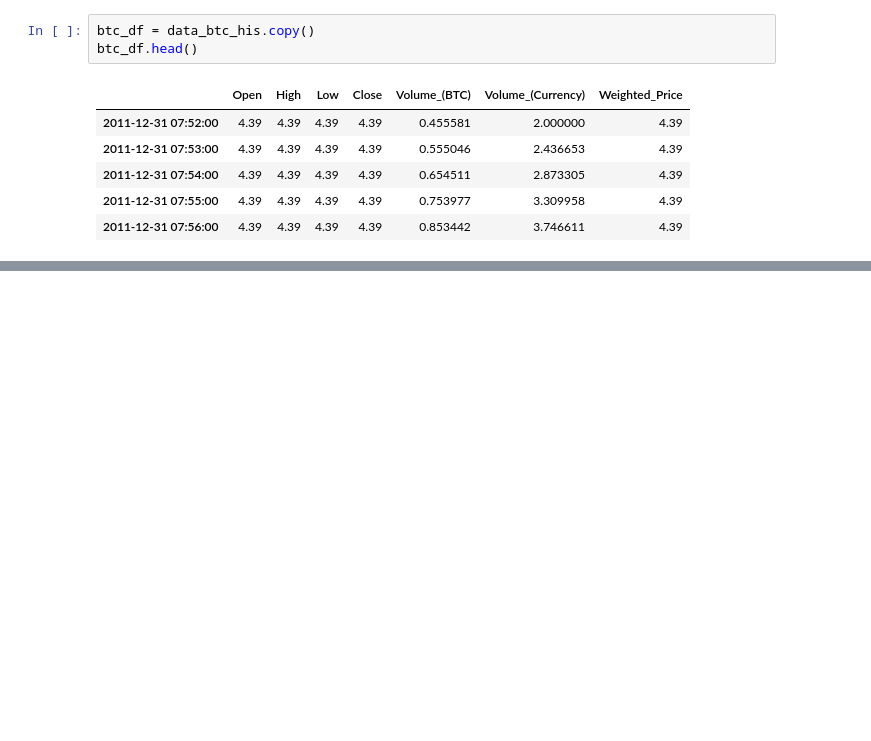
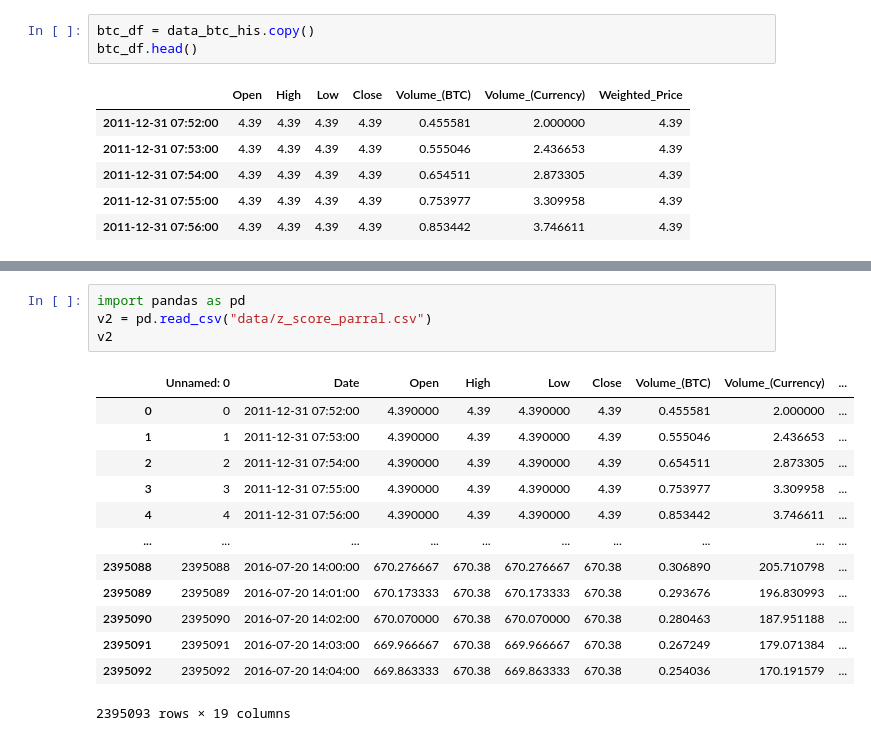
Before and after one commit to sejin-k/Coin-Prediction, a Jupyter notebook: Coin_EDA.ipynb, the cells around one changed output, grey strips where cells are left out. Drawn from its saved outputs; the diff is of its cells as text; blank space fills up the shorter version.

```diff
--- a/Coin_EDA.ipynb
+++ b/Coin_EDA.ipynb
@@ -70,0 +330,18 @@ btc_df.head()
+# %%
+import pandas as pd
+v2 = pd.read_csv("data/z_score_parral.csv")
+v2
+# %% [output]
+|  | Unnamed: 0 | Date | Open | High | Low | Close | Volume_(BTC) | Volume_(Currency) | ... |
+| 0 | 0 | 2011-12-31 07:52:00 | 4.390000 | 4.39 | 4.390000 | 4.39 | 0.455581 | 2.000000 | ... |
+| 1 | 1 | 2011-12-31 07:53:00 | 4.390000 | 4.39 | 4.390000 | 4.39 | 0.555046 | 2.436653 | ... |
+| 2 | 2 | 2011-12-31 07:54:00 | 4.390000 | 4.39 | 4.390000 | 4.39 | 0.654511 | 2.873305 | ... |
+| 3 | 3 | 2011-12-31 07:55:00 | 4.390000 | 4.39 | 4.390000 | 4.39 | 0.753977 | 3.309958 | ... |
+| 4 | 4 | 2011-12-31 07:56:00 | 4.390000 | 4.39 | 4.390000 | 4.39 | 0.853442 | 3.746611 | ... |
+| ... | ... | ... | ... | ... | ... | ... | ... | ... | ... |
+| 2395088 | 2395088 | 2016-07-20 14:00:00 | 670.276667 | 670.38 | 670.276667 | 670.38 | 0.306890 | 205.710798 | ... |
+| 2395089 | 2395089 | 2016-07-20 14:01:00 | 670.173333 | 670.38 | 670.173333 | 670.38 | 0.293676 | 196.830993 | ... |
+| 2395090 | 2395090 | 2016-07-20 14:02:00 | 670.070000 | 670.38 | 670.070000 | 670.38 | 0.280463 | 187.951188 | ... |
+| 2395091 | 2395091 | 2016-07-20 14:03:00 | 669.966667 | 670.38 | 669.966667 | 670.38 | 0.267249 | 179.071384 | ... |
+| 2395092 | 2395092 | 2016-07-20 14:04:00 | 669.863333 | 670.38 | 669.863333 | 670.38 | 0.254036 | 170.191579 | ... |
+2395093 rows × 19 columns
```
Also changed, not shown: parts of 29 cells of this notebook.
